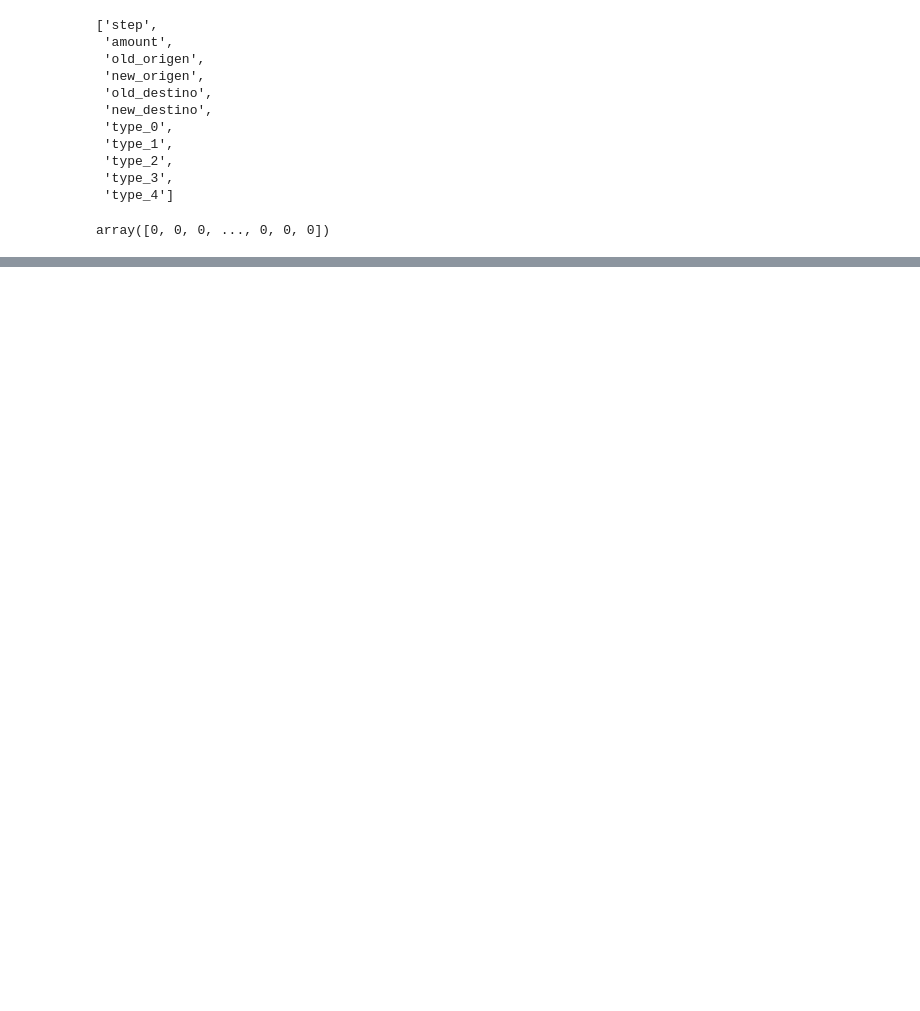
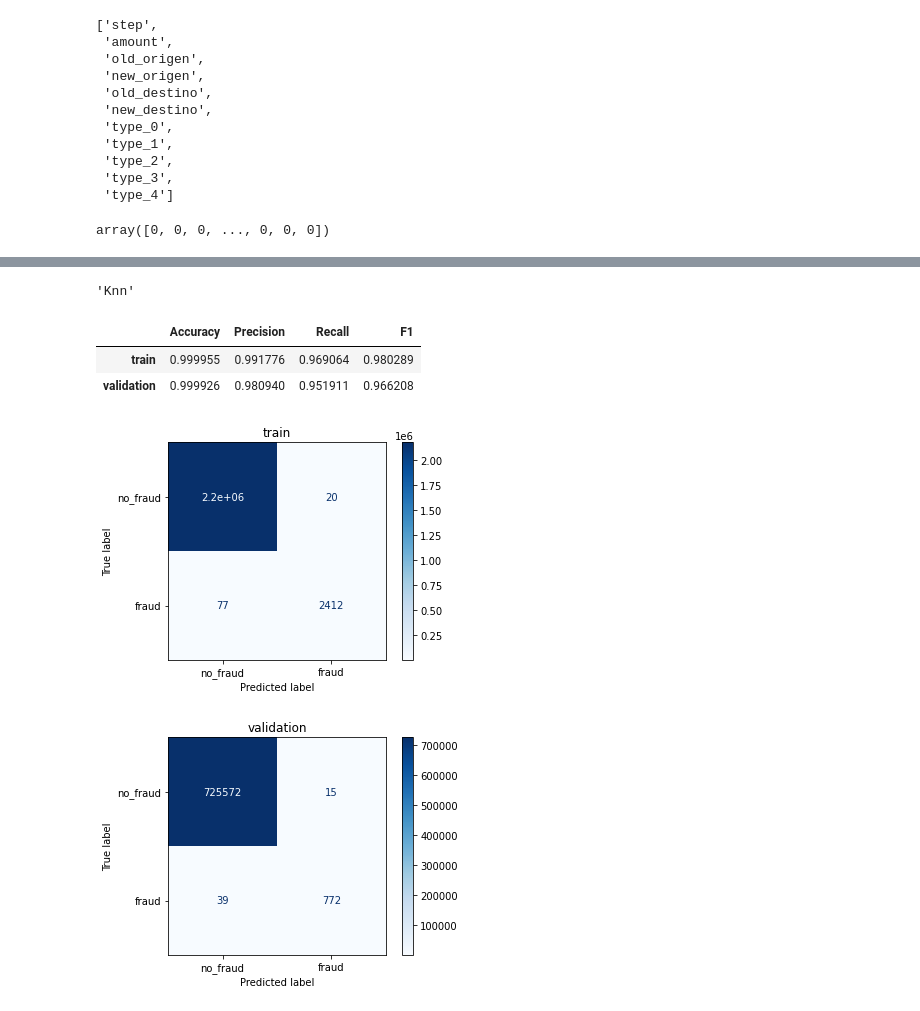
Before and after one commit to UlisesCravero/tp_ml_grupo_9, a Jupyter notebook: experimentation.ipynb, the cells around one changed output, grey strips where cells are left out. Cells and saved outputs as stored; diff of their text form; code cells hidden in the pictures; blank space fills up the shorter version.

```diff
--- a/experimentation.ipynb
+++ b/experimentation.ipynb
@@ -173,0 +243,18 @@ np.float64(0.5427937915742794)
+# %%
+K = 5
+
+knn5_model = Pipeline([
+    ('mapper', mapper),
+    ('classifier', KNeighborsClassifier(n_neighbors=K)),
+])
+
+knn5_model.fit(train, train.is_fraud)
+
+evaluate_model(knn5_model, title='Knn', show_cm=True)
+# %% [output]
+'Knn'
+|  | Accuracy | Precision | Recall | F1 |
+| train | 0.999955 | 0.991776 | 0.969064 | 0.980289 |
+| validation | 0.999926 | 0.980940 | 0.951911 | 0.966208 |
+[figure, added]
+[figure, added]
```
Also changed, not shown: parts of 17 cells of this notebook.
